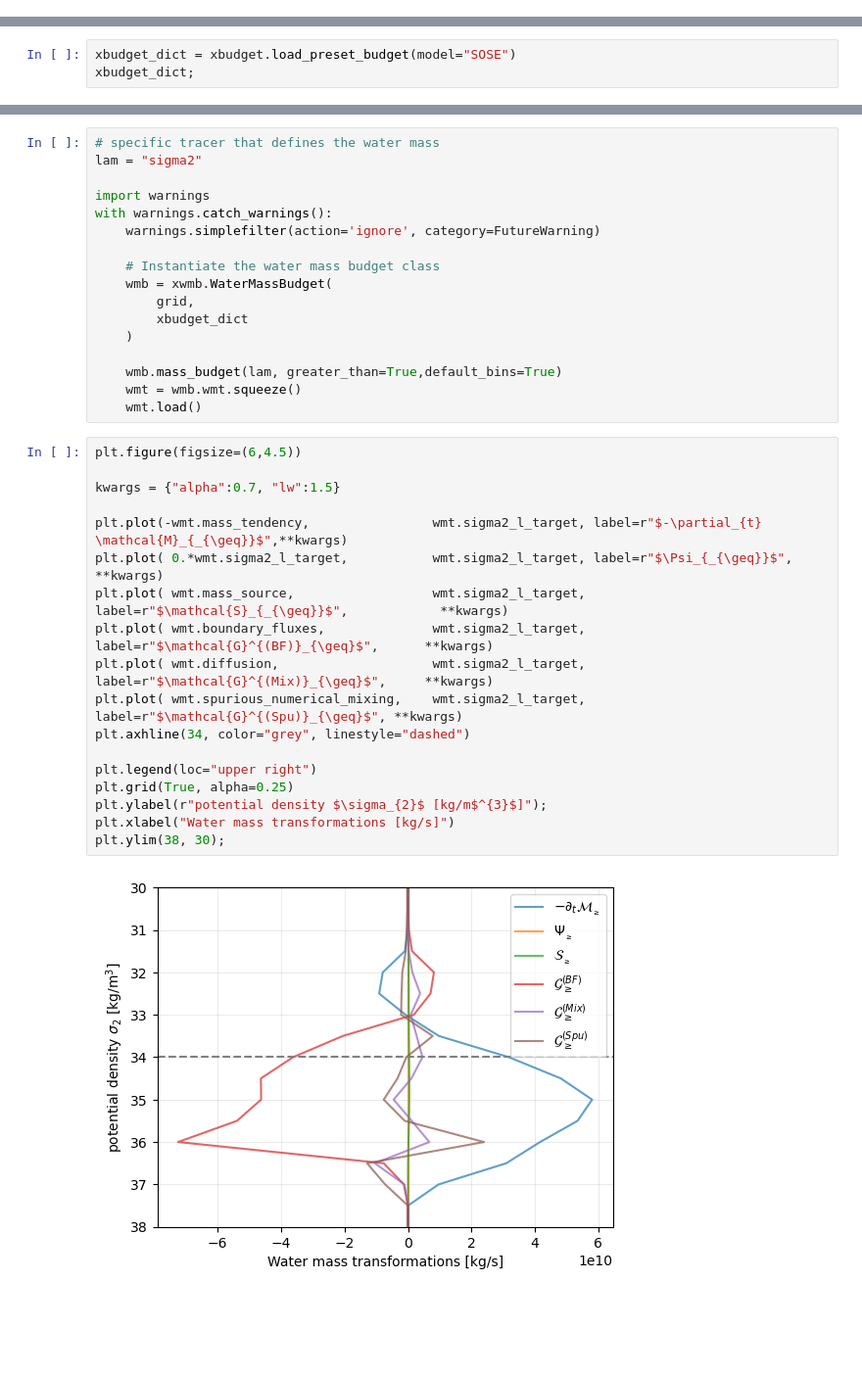
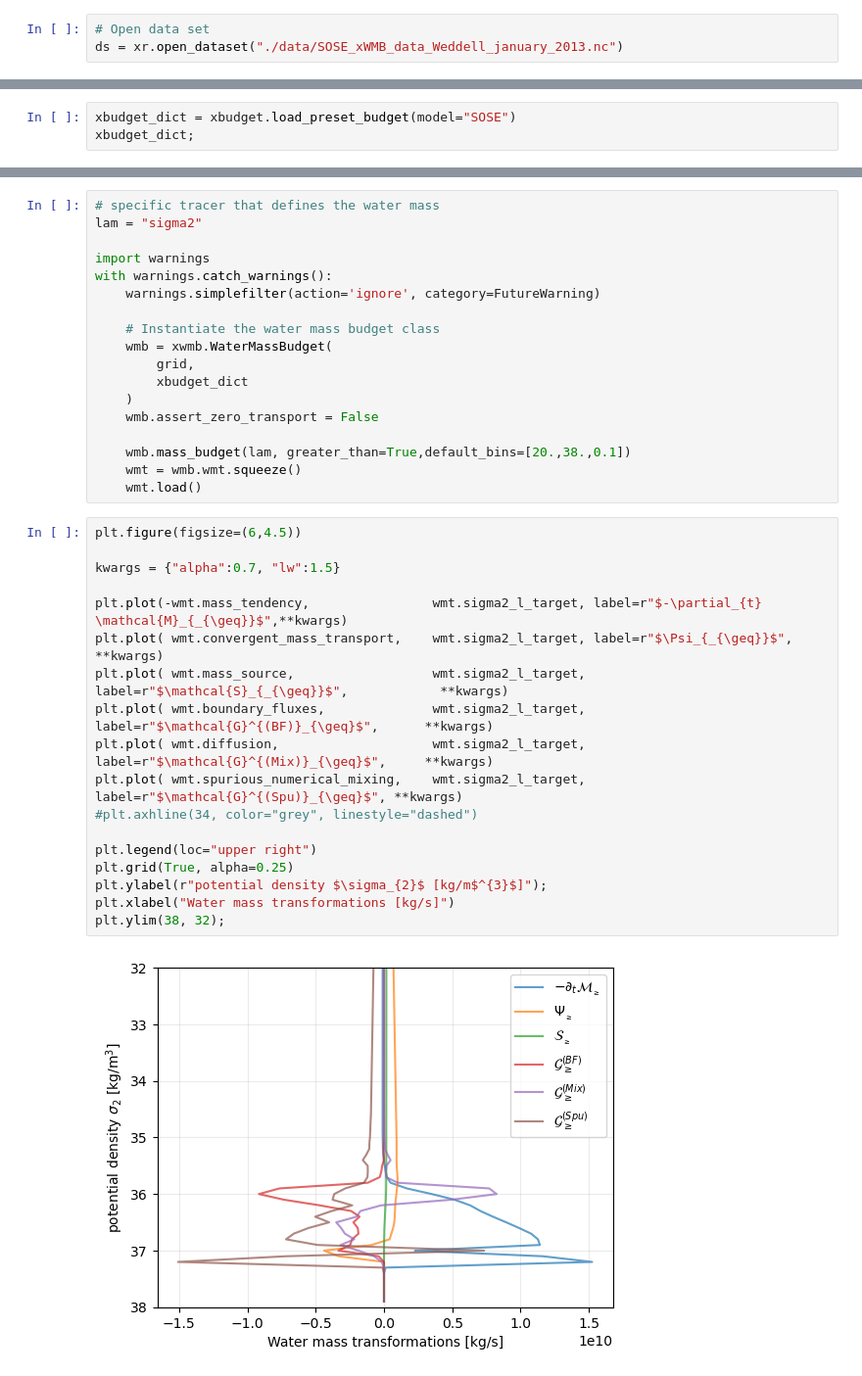
Before and after one commit to NelsonPoumaere/SOSE-budgets-closure, a Jupyter notebook: SOSE_water_mass_budgets.ipynb, the cells around one changed output, grey strips where cells are left out. Shown at 98% size. Drawn from its saved outputs; the diff is of its cells as text; blank space fills up the shorter version.

```diff
--- a/SOSE_water_mass_budgets.ipynb
+++ b/SOSE_water_mass_budgets.ipynb
@@ -57 +40,4 @@ Terms in the budget are computed according to [Drake et al. (2025)](https://doi.
+# %%
+# Open data set
+ds = xr.open_dataset("./data/SOSE_xWMB_data_Weddell_january_2013.nc")
 # %%
@@ -128,27 +115,28 @@ with warnings.catch_warnings():
         grid,
         xbudget_dict
     )
+    wmb.assert_zero_transport = False
 
-    wmb.mass_budget(lam, greater_than=True,default_bins=True)
+    wmb.mass_budget(lam, greater_than=True,default_bins=[20.,38.,0.1])
     wmt = wmb.wmt.squeeze()
     wmt.load()
 # %%
 plt.figure(figsize=(6,4.5))
 
 kwargs = {"alpha":0.7, "lw":1.5}
 
 plt.plot(-wmt.mass_tendency,                wmt.sigma2_l_target, label=r"$-\partial_{t} \mathcal{M}_{_{\geq}}$",**kwargs)
-plt.plot( 0.*wmt.sigma2_l_target,           wmt.sigma2_l_target, label=r"$\Psi_{_{\geq}}$",                   **kwargs)
+plt.plot( wmt.convergent_mass_transport,    wmt.sigma2_l_target, label=r"$\Psi_{_{\geq}}$",                   **kwargs)
 plt.plot( wmt.mass_source,                  wmt.sigma2_l_target, label=r"$\mathcal{S}_{_{\geq}}$",            **kwargs)
 plt.plot( wmt.boundary_fluxes,              wmt.sigma2_l_target, label=r"$\mathcal{G}^{(BF)}_{\geq}$",      **kwargs)
 plt.plot( wmt.diffusion,                    wmt.sigma2_l_target, label=r"$\mathcal{G}^{(Mix)}_{\geq}$",     **kwargs)
 plt.plot( wmt.spurious_numerical_mixing,    wmt.sigma2_l_target, label=r"$\mathcal{G}^{(Spu)}_{\geq}$", **kwargs)
-plt.axhline(34, color="grey", linestyle="dashed")
+#plt.axhline(34, color="grey", linestyle="dashed")
 
 plt.legend(loc="upper right")
 plt.grid(True, alpha=0.25)
 plt.ylabel(r"potential density $\sigma_{2}$ [kg/m$^{3}$]");
 plt.xlabel("Water mass transformations [kg/s]")
-plt.ylim(38, 30);
+plt.ylim(38, 32);
 # %% [output]
-[figure, old version]
+[figure, new version]
```
Also changed, not shown: parts of 15 cells of this notebook.
